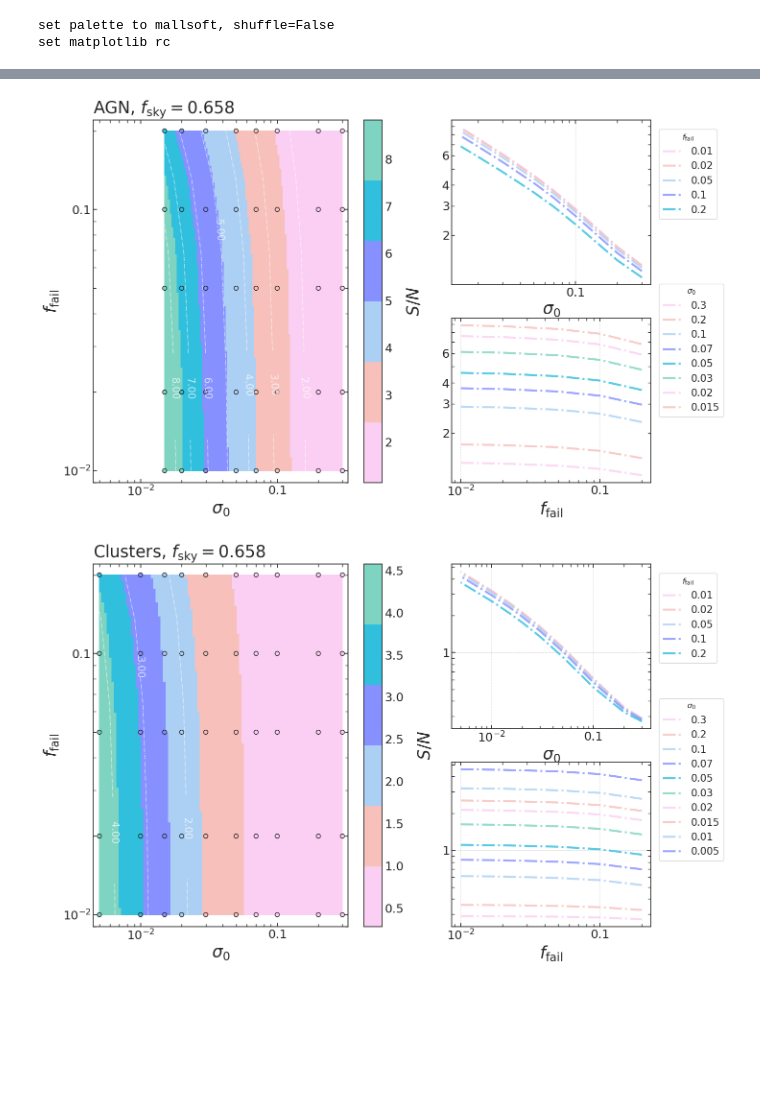
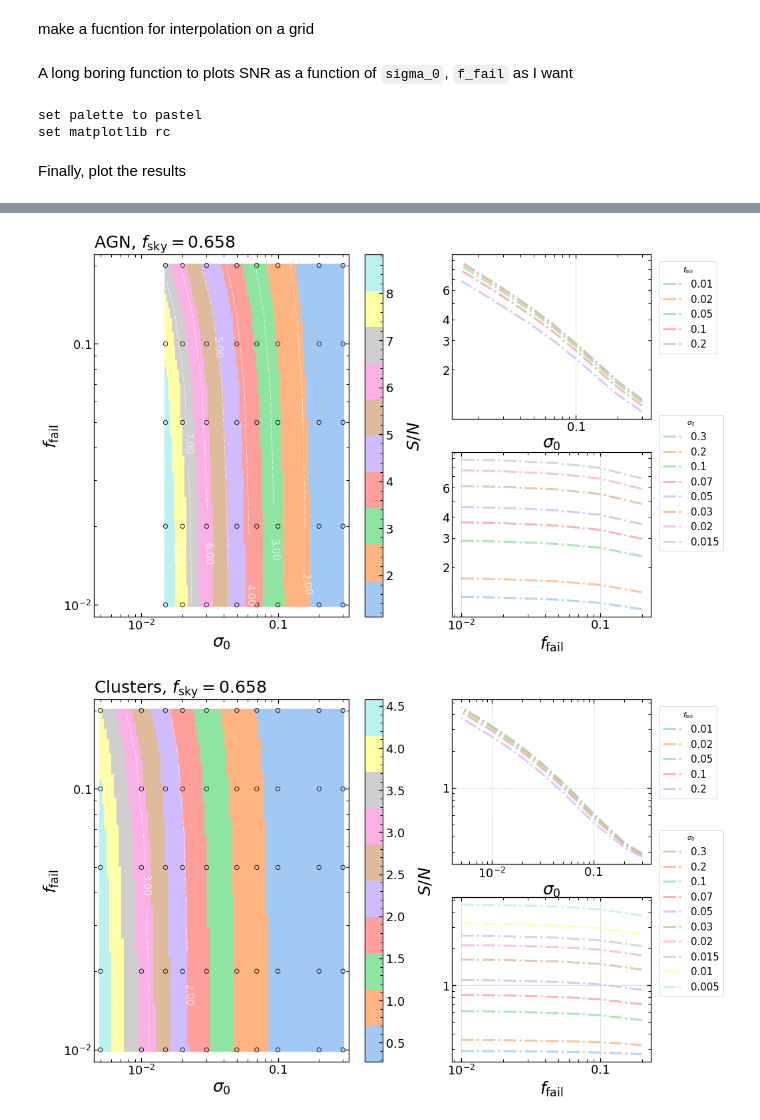
Before and after one commit to SergeiDBykov/forecast_clustering, a Jupyter notebook: notebooks/fisher_forecast/BAO/2_BAO_plot.ipynb, the cells around one changed output, grey strips where cells are left out. Drawn from its saved outputs; the diff is of its cells as text; code cells hidden in the pictures; blank space fills up the shorter version.

Commit message:
finalise bao notebooks, start cosmo-photoz depencence

```diff
--- a/notebooks/fisher_forecast/BAO/2_BAO_plot.ipynb
+++ b/notebooks/fisher_forecast/BAO/2_BAO_plot.ipynb
@@ -1,14 +3,13 @@
 # %%
 import sys
 sys.path.append('../../../')
-
-
 
 import numpy as np
 import matplotlib.pyplot as plt
 from scipy.interpolate import interp2d
 from scripts.utils import  rep_path, set_mpl, path2plots
 import pandas as pd
+import seaborn as sns
 set_mpl()
 
 
@@ -25,5 +26,5 @@ f_fails_agn = np.array([0.01, 0.02, 0.05,  0.1, 0.2])
 
 
 %matplotlib inline
-savepath = rep_path + 'forecast/Fisher_matrices/impact-photoz-bao/data/'
+savepath = rep_path + 'results/data/BAO/'#'forecast/Fisher_matrices/impact-photoz-bao/data/'
 # %% [output]
@@ -49,10 +50,13 @@ def load_fisher_sigma0_f_fail(sigma_0, f_fail,):
             bao_sign.append(None)
     return bao_sign
 # %%
-df_bao = pd.DataFrame(columns=['sigma_0', 'f_fail', 'bao_sign_clu', 'bao_sign_agn'])
-for sigma_0 in sigmas_all:
-    for f_fail in f_fails_all:
+#df_bao = pd.DataFrame(columns=['sigma_0', 'f_fail', 'bao_sign_clu', 'bao_sign_agn'])
+res_lits = []
+for sigma_0 in sigmas_clu:
+    for f_fail in f_fails_clu:
         bao_sign = load_fisher_sigma0_f_fail(sigma_0, f_fail)
-        df_bao = df_bao.append({'sigma_0': sigma_0, 'f_fail': f_fail, 'bao_sign_clu': bao_sign[0], 'bao_sign_agn': bao_sign[1]}, ignore_index=True)
-        #print(f'====== {sigma_0=} {f_fail=}, index = {idx} ====')
+        res_lits.append({'sigma_0': sigma_0, 'f_fail': f_fail, 'bao_sign_clu': bao_sign[0], 'bao_sign_agn': bao_sign[1]})
+
+df_bao = pd.DataFrame(res_lits)
+df_bao.head(5)
 # %% [output]
@@ -69,6 +79,8 @@ for sigma_0 in sigmas_all:
+# %% [markdown]
+make a fucntion for interpolation on a grid
 # %%
-s_all, f_all = np.meshgrid(sigmas_all, f_fails_all)
-s_agn, f_agn = np.meshgrid(sigmas_agn, f_fails_all)
+s_all, f_all = np.meshgrid(sigmas_clu, f_fails_clu)
+s_agn, f_agn = np.meshgrid(sigmas_agn, f_fails_agn)
 
 def bao_significance(si,fi, type = 'AGN', factor = 1):
     #to compare with huetsi2014 use factor np.sqrt(1/(0.658) (to make f_sky = 1)
@@ -76,6 +88,8 @@ def bao_significance(si,fi, type = 'AGN', factor = 1):
         return df_bao.query('(f_fail == @fi) & (sigma_0 == @si)')['bao_sign_agn'].values[0]*factor
     elif type == 'Clusters':
         return df_bao.query('(f_fail == @fi) & (sigma_0 == @si)')['bao_sign_clu'].values[0]*factor
+# %% [markdown]
+A long boring function to plots SNR as a function of `sigma_0`, `f_fail` as I want
 # %%
 set_mpl()
 
@@ -96,12 +110,12 @@ def plot_results(type='AGN', interp='cubic', cmap='GnBu', fsky=0.658):
         s = s_agn
         f = f_agn
         sigmas = sigmas_agn
-        f_fails = f_fails_all
+        f_fails = f_fails_agn
     else:
         s = s_all
         f = f_all
-        sigmas = sigmas_all
-        f_fails = f_fails_all
+        sigmas = sigmas_clu
+        f_fails = f_fails_clu
 
     sign = vbao_significance(s, f,  type=type, factor=np.sqrt(fsky/0.658))
     fig1 = plt.figure(figsize=(15, 10))
@@ -131,7 +145,7 @@ def plot_results(type='AGN', interp='cubic', cmap='GnBu', fsky=0.658):
     ax.set_xlabel(r'$\sigma_0$')
     ax.set_ylabel(r'$f_{\rm fail}$')
     ax.set_title(rf"{type}, $f_{{\rm sky}}=${fsky}")
-    ax.set_xlim(0.9*np.min(sigmas_all), 1.1*np.max(sigmas_all))
+    ax.set_xlim(0.9*np.min(sigmas_clu), 1.1*np.max(sigmas_clu))
     ax.set_ylim(0.9*np.min(f_fails), 1.1*np.max(f_fails))
     #ax.set_xticks([0.005, 0.01, 0.02, 0.03, 0.04, 0.05, 0.06, 0.07, 0.1, 0.2, 0.3])
     # ax.set_xticks(ax.get_xticks()[::1])
@@ -165,11 +179,13 @@ def plot_results(type='AGN', interp='cubic', cmap='GnBu', fsky=0.658):
 
     return s, f, sign, s_int, f_int, sign_int
 # %% [output]
-set palette to mallsoft, shuffle=False
+set palette to pastel
 set matplotlib rc
+# %% [markdown]
+Finally, plot the results
 # %%
-plot_results(type = 'AGN', interp='linear', cmap=matplotlib.colors.ListedColormap(vapeplot.palette('mallsoft')));
+plot_results(type = 'AGN', interp='linear', cmap=matplotlib.colors.ListedColormap(sns.color_palette('pastel')));
 plt.savefig(f'{path2plots}/bao_agn.pdf')
-plot_results(type = 'Clusters', interp='linear', cmap=matplotlib.colors.ListedColormap(vapeplot.palette('mallsoft')));
+plot_results(type = 'Clusters', interp='linear', cmap=matplotlib.colors.ListedColormap(sns.color_palette('pastel')));
 plt.savefig(f'{path2plots}/bao_clu.pdf')
 # %% [output]
@@ -180,2 +192,2 @@ WARNING:matplotlib.font_manager:findfont: Font family ['Calibri'] not found. Fal
-[figure, old version]
+[figure, new version]
-[figure, old version]
+[figure, new version]
```
Also changed, not shown: parts of 13 cells of this notebook, 14 other files.
